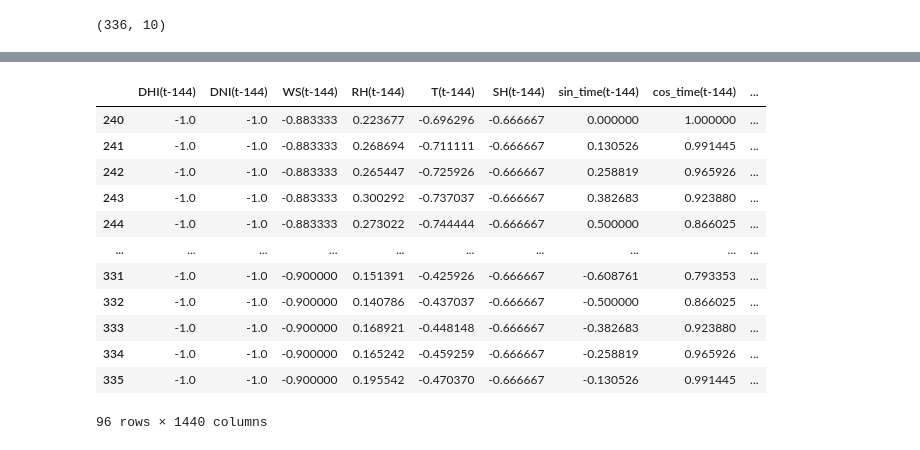
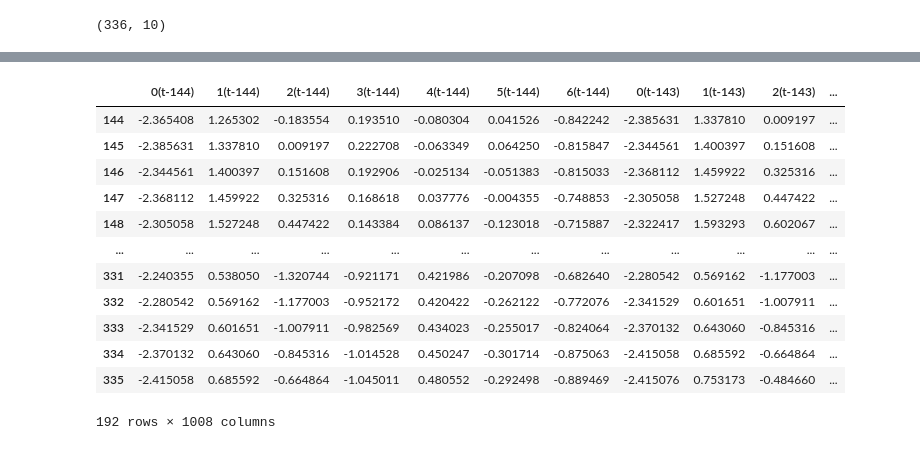
Before and after one commit to marvelous-koala/unlimited_power, a Jupyter notebook: SEMI_FINAL_차원축소.ipynb, the cells around one changed output, grey strips where cells are left out. Drawn from its saved outputs; the diff is of its cells as text; code cells hidden in the pictures.

```diff
--- a/SEMI_FINAL_차원축소.ipynb
+++ b/SEMI_FINAL_차원축소.ipynb
@@ -311,12 +368,11 @@ dataset6.head(10)
 # %%
-temp_X = dataset6.iloc[:,:-1]
 temp_Y = pd.DataFrame(dataset6.iloc[:,-1])
 
-scaler = MinMaxScaler(feature_range=(-1, 1))
+# scaler = MinMaxScaler(feature_range=(-1, 1))
 
-scaler.fit(dataset6)
+# scaler.fit(dataset6)
 
-dataset7 = pd.DataFrame(scaler.transform(dataset6))
+# dataset7 = pd.DataFrame(scaler.transform(dataset6))
 
-dataset7.columns = dataset6.columns
-dataset7
+# dataset7.columns = dataset6.columns
+# dataset7
@@ -377,5 +418,0 @@ X
-# %%
-Pika = 0.99
-pca = PCA(n_components= Pika)
-pca.fit(X)
-X = pd.DataFrame(pca.transform(X), index = X.index)
@@ -474,2 +509,0 @@ testset7 = pd.DataFrame(scaler.transform(testset6))
-# %%
-testset7.columns = testset6.columns
@@ -492,0 +510,5 @@ testset8
+# %%
+# testset7.columns = testset6.columns
+
+testset8 = DataFrame(pca.transform(testset7))
+testset8
@@ -493,17 +529,17 @@ testset8
 # %%
-testset9 = testset8.iloc[-96:,:]
+testset9 = test_to_supervised(testset8, n_days)
 testset9
 # %% [output]
-|  | DHI(t-144) | DNI(t-144) | WS(t-144) | RH(t-144) | T(t-144) | SH(t-144) | sin_time(t-144) | cos_time(t-144) | ... |
-| 240 | -1.0 | -1.0 | -0.883333 | 0.223677 | -0.696296 | -0.666667 | 0.000000 | 1.000000 | ... |
-| 241 | -1.0 | -1.0 | -0.883333 | 0.268694 | -0.711111 | -0.666667 | 0.130526 | 0.991445 | ... |
-| 242 | -1.0 | -1.0 | -0.883333 | 0.265447 | -0.725926 | -0.666667 | 0.258819 | 0.965926 | ... |
-| 243 | -1.0 | -1.0 | -0.883333 | 0.300292 | -0.737037 | -0.666667 | 0.382683 | 0.923880 | ... |
-| 244 | -1.0 | -1.0 | -0.883333 | 0.273022 | -0.744444 | -0.666667 | 0.500000 | 0.866025 | ... |
-| ... | ... | ... | ... | ... | ... | ... | ... | ... | ... |
-| 331 | -1.0 | -1.0 | -0.900000 | 0.151391 | -0.425926 | -0.666667 | -0.608761 | 0.793353 | ... |
-| 332 | -1.0 | -1.0 | -0.900000 | 0.140786 | -0.437037 | -0.666667 | -0.500000 | 0.866025 | ... |
-| 333 | -1.0 | -1.0 | -0.900000 | 0.168921 | -0.448148 | -0.666667 | -0.382683 | 0.923880 | ... |
-| 334 | -1.0 | -1.0 | -0.900000 | 0.165242 | -0.459259 | -0.666667 | -0.258819 | 0.965926 | ... |
-| 335 | -1.0 | -1.0 | -0.900000 | 0.195542 | -0.470370 | -0.666667 | -0.130526 | 0.991445 | ... |
+|  | 0(t-144) | 1(t-144) | 2(t-144) | 3(t-144) | 4(t-144) | 5(t-144) | 6(t-144) | 0(t-143) | 1(t-143) | 2(t-143) | ... |
+| 144 | -2.365408 | 1.265302 | -0.183554 | 0.193510 | -0.080304 | 0.041526 | -0.842242 | -2.385631 | 1.337810 | 0.009197 | ... |
+| 145 | -2.385631 | 1.337810 | 0.009197 | 0.222708 | -0.063349 | 0.064250 | -0.815847 | -2.344561 | 1.400397 | 0.151608 | ... |
+| 146 | -2.344561 | 1.400397 | 0.151608 | 0.192906 | -0.025134 | -0.051383 | -0.815033 | -2.368112 | 1.459922 | 0.325316 | ... |
+| 147 | -2.368112 | 1.459922 | 0.325316 | 0.168618 | 0.037776 | -0.004355 | -0.748853 | -2.305058 | 1.527248 | 0.447422 | ... |
+| 148 | -2.305058 | 1.527248 | 0.447422 | 0.143384 | 0.086137 | -0.123018 | -0.715887 | -2.322417 | 1.593293 | 0.602067 | ... |
+| ... | ... | ... | ... | ... | ... | ... | ... | ... | ... | ... | ... |
+| 331 | -2.240355 | 0.538050 | -1.320744 | -0.921171 | 0.421986 | -0.207098 | -0.682640 | -2.280542 | 0.569162 | -1.177003 | ... |
+| 332 | -2.280542 | 0.569162 | -1.177003 | -0.952172 | 0.420422 | -0.262122 | -0.772076 | -2.341529 | 0.601651 | -1.007911 | ... |
+| 333 | -2.341529 | 0.601651 | -1.007911 | -0.982569 | 0.434023 | -0.255017 | -0.824064 | -2.370132 | 0.643060 | -0.845316 | ... |
+| 334 | -2.370132 | 0.643060 | -0.845316 | -1.014528 | 0.450247 | -0.301714 | -0.875063 | -2.415058 | 0.685592 | -0.664864 | ... |
+| 335 | -2.415058 | 0.685592 | -0.664864 | -1.045011 | 0.480552 | -0.292498 | -0.889469 | -2.415076 | 0.753173 | -0.484660 | ... |
-96 rows × 1440 columns
+192 rows × 1008 columns
```
Also changed, not shown: parts of 22 cells of this notebook, 1 other file.
